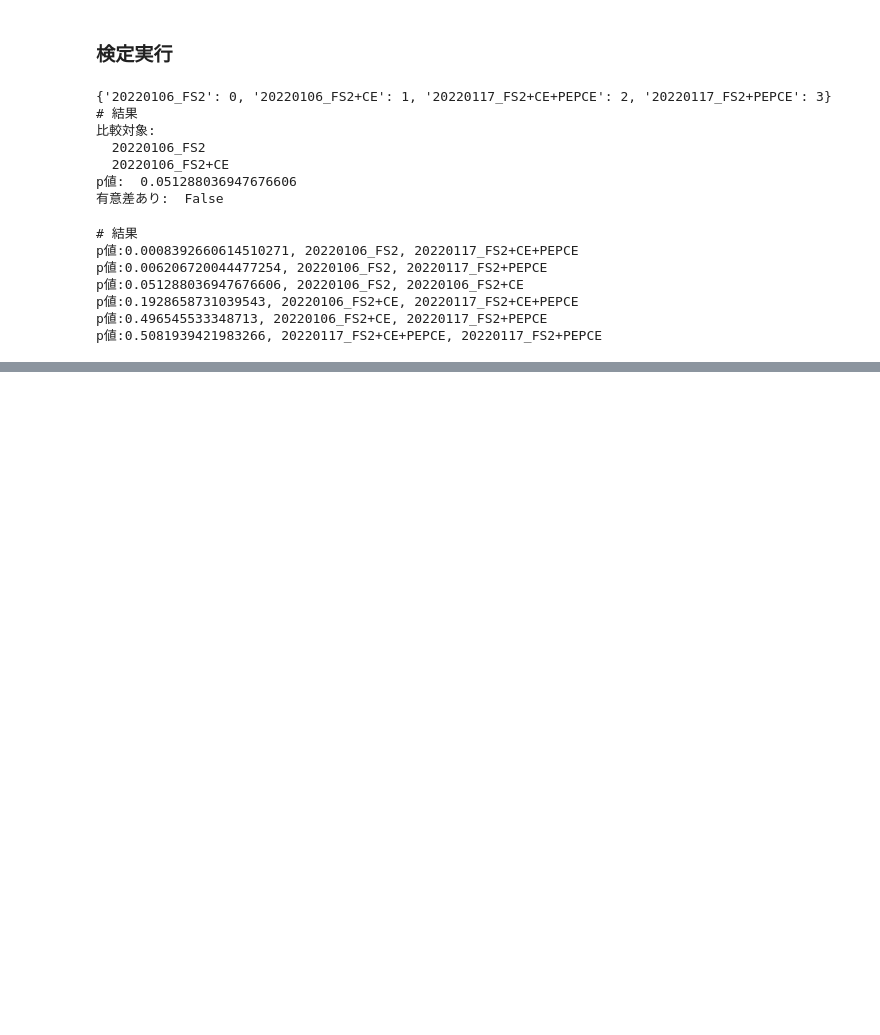
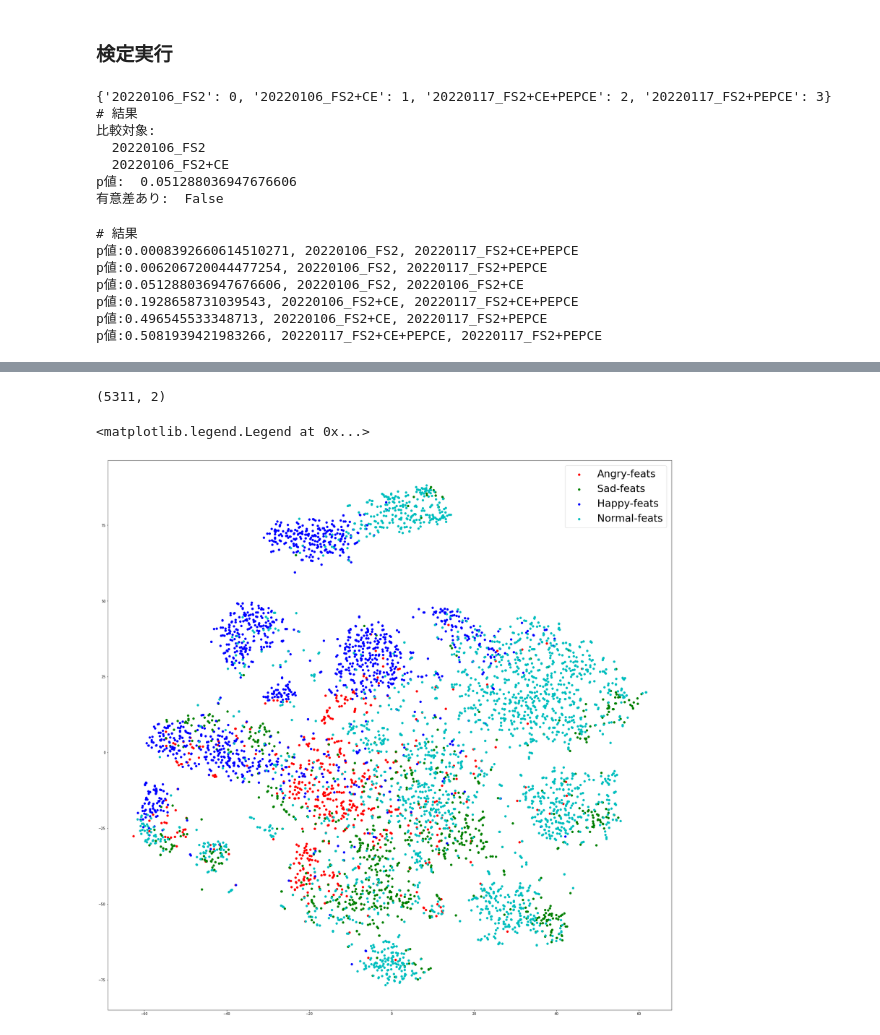
Before and after one commit to YutoNishimura-v2/vc_tts_template, a Jupyter notebook: dialogue_making.ipynb, the cells around one changed output, grey strips where cells are left out. Cells and saved outputs as stored; diff of their text form; code cells hidden in the pictures; blank space fills up the shorter version.

Commit message:
Prosody emb分析

```diff
--- a/dialogue_making.ipynb
+++ b/dialogue_making.ipynb
@@ -1137,0 +1212,38 @@ p値:0.5081939421983266, 20220117_FS2+CE+PEPCE, 20220117_FS2+PEPCE
+# %%
+prosody_embs = []
+utt_ids = []
+
+for prosody_path in tqdm(prosody_base.glob("*.npy")):
+    utt_ids.append(prosody_path.stem)
+    prosody = np.load(prosody_path)
+    c_prosody_embs = torch.tensor(prosody).float().to("cuda").unsqueeze(0)
+    c_prosody_embs_lens = torch.tensor(np.array([c_prosody_embs.size(1)])).long().to("cuda")
+    prosody_emb = model.peprosody_encoder(
+        c_prosody_embs.unsqueeze(1),
+        c_prosody_embs_lens.unsqueeze(1),
+    ).squeeze(0).squeeze(0)
+    prosody_embs.append(prosody_emb.cpu().detach().numpy())
+# %%
+tsne = TSNE(n_components=2, random_state = 0, perplexity = 30, n_iter = 1000)
+prosody_embs_compressed = tsne.fit_transform(np.array(prosody_embs))
+# %%
+prosody_embs_compressed.shape
+# %% [output]
+(5311, 2)
+# %%
+speakers = np.array([utt_id.split("_")[-1] for utt_id in utt_ids])
+
+colors =  ["r", "g", "b", "c", "m", "y", "k", "orange","pink"]
+
+plt.figure(figsize = (30, 30))
+for i , v in enumerate(set(speakers)):
+    tmp_xy = prosody_embs_compressed[speakers == v]
+    plt.scatter(tmp_xy[:, 0],
+                tmp_xy[:, 1],
+                label = v,
+                color = colors[i])
+
+plt.legend(fontsize = 30)
+# %% [output]
+<matplotlib.legend.Legend at 0x...>
+[figure, added]
```
Also changed, not shown: parts of 3 cells of this notebook.
